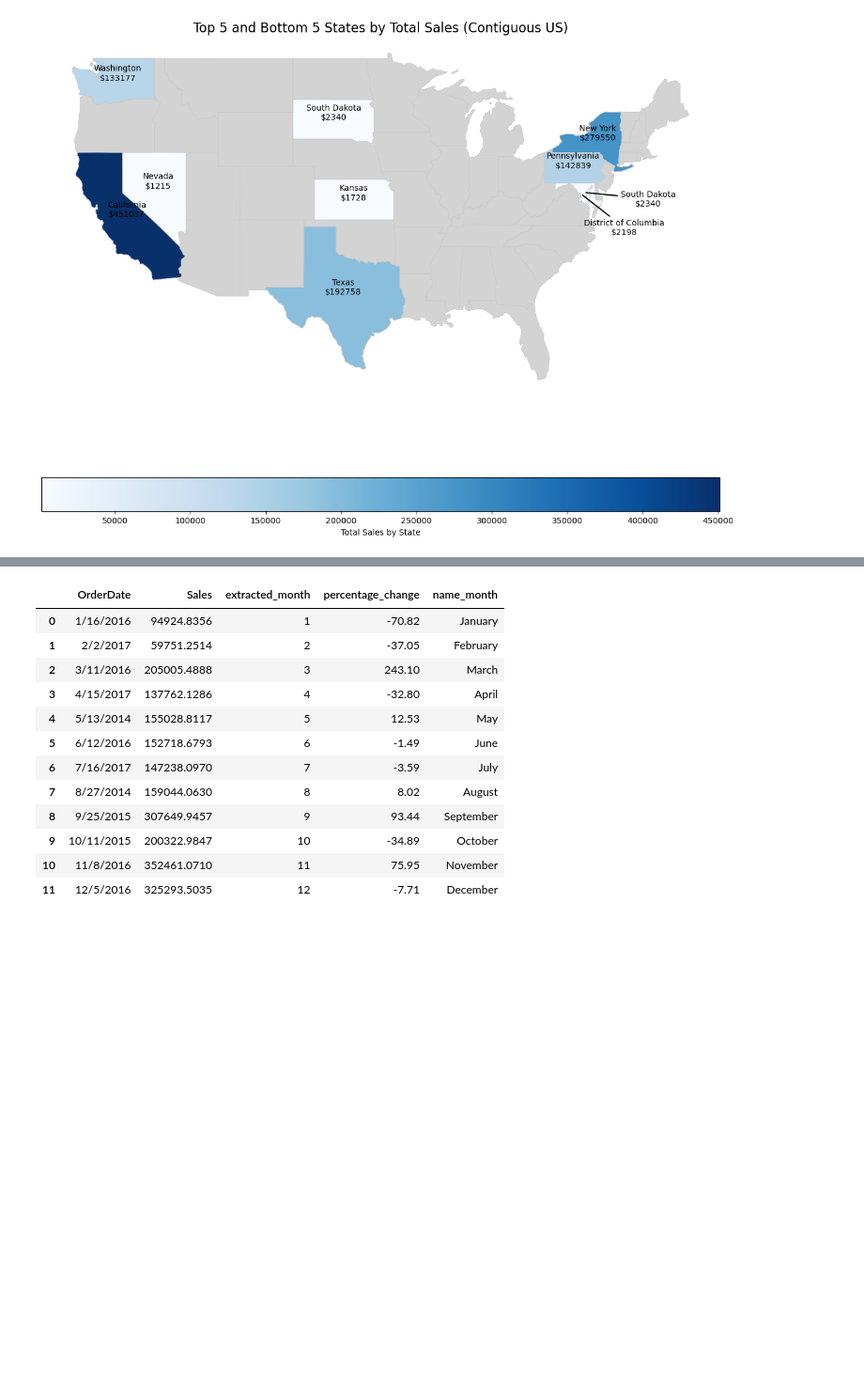
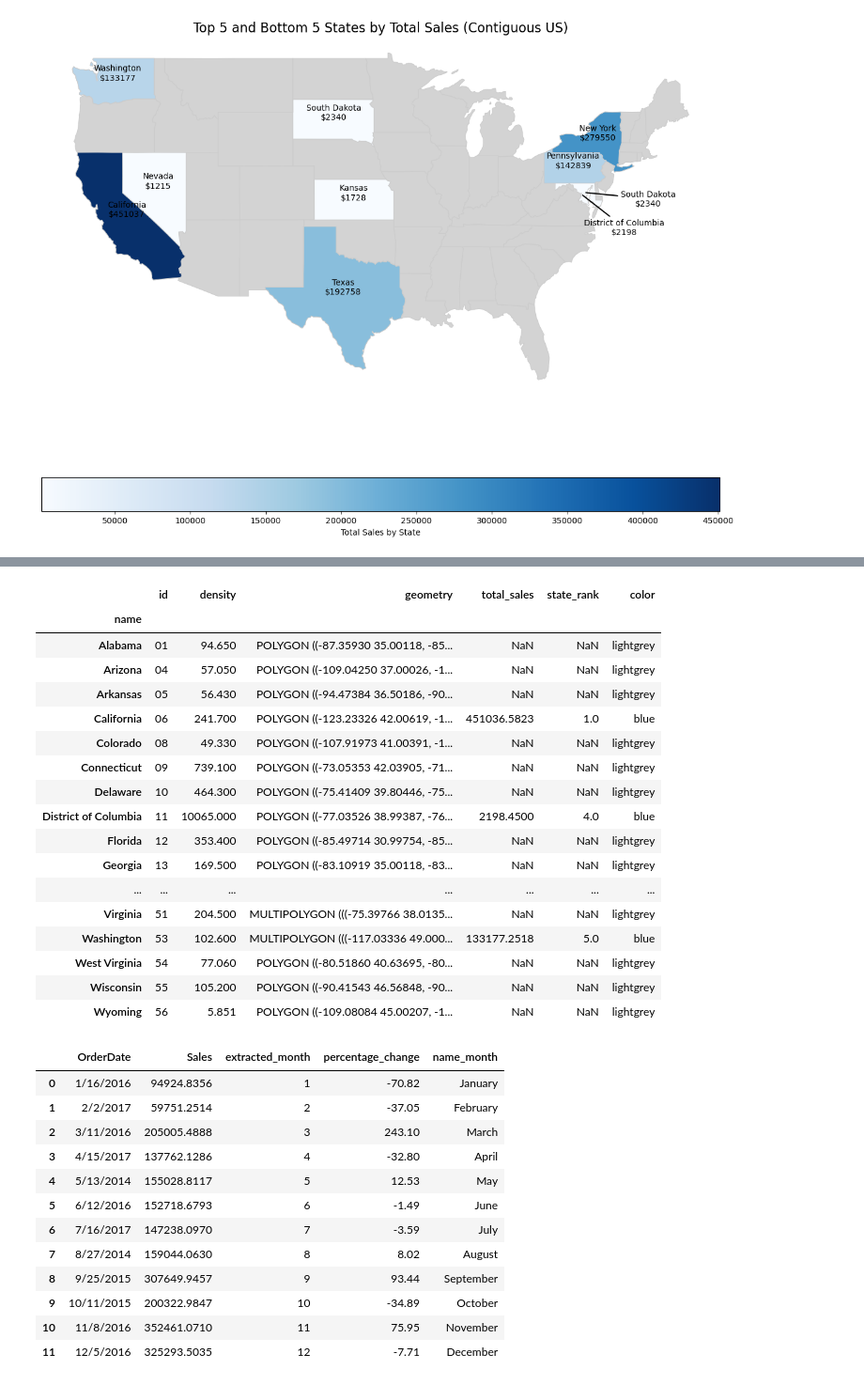
Before and after one commit to Rojhak/BI_analysis, a Jupyter notebook: eda_superstore.ipynb, the cells around one changed output, grey strips where cells are left out. Shown at 94% size. Saved outputs shown, nothing was run; the diff lists cells and outputs as text; code cells hidden in the pictures; blank space fills up the shorter version.

```diff
--- a/eda_superstore.ipynb
+++ b/eda_superstore.ipynb
@@ -269,3 +288,24 @@ AttributeError: 'Series' object has no attribute 'set_index'
+# %%
+merged
+# %% [output]
+|  | id | density | geometry | total_sales | state_rank | color |
+| name |  |  |  |  |  |  |
+| Alabama | 01 | 94.650 | POLYGON ((-87.35930 35.00118, -85... | NaN | NaN | lightgrey |
+| Arizona | 04 | 57.050 | POLYGON ((-109.04250 37.00026, -1... | NaN | NaN | lightgrey |
+| Arkansas | 05 | 56.430 | POLYGON ((-94.47384 36.50186, -90... | NaN | NaN | lightgrey |
+| California | 06 | 241.700 | POLYGON ((-123.23326 42.00619, -1... | 451036.5823 | 1.0 | blue |
+| Colorado | 08 | 49.330 | POLYGON ((-107.91973 41.00391, -1... | NaN | NaN | lightgrey |
+| Connecticut | 09 | 739.100 | POLYGON ((-73.05353 42.03905, -71... | NaN | NaN | lightgrey |
+| Delaware | 10 | 464.300 | POLYGON ((-75.41409 39.80446, -75... | NaN | NaN | lightgrey |
+| District of Columbia | 11 | 10065.000 | POLYGON ((-77.03526 38.99387, -76... | 2198.4500 | 4.0 | blue |
+| Florida | 12 | 353.400 | POLYGON ((-85.49714 30.99754, -85... | NaN | NaN | lightgrey |
+| Georgia | 13 | 169.500 | POLYGON ((-83.10919 35.00118, -83... | NaN | NaN | lightgrey |
+| ... | ... | ... | ... | ... | ... | ... |
+| Virginia | 51 | 204.500 | MULTIPOLYGON (((-75.39766 38.0135... | NaN | NaN | lightgrey |
+| Washington | 53 | 102.600 | MULTIPOLYGON (((-117.03336 49.000... | 133177.2518 | 5.0 | blue |
+| West Virginia | 54 | 77.060 | POLYGON ((-80.51860 40.63695, -80... | NaN | NaN | lightgrey |
+| Wisconsin | 55 | 105.200 | POLYGON ((-90.41543 46.56848, -90... | NaN | NaN | lightgrey |
+| Wyoming | 56 | 5.851 | POLYGON ((-109.08084 45.00207, -1... | NaN | NaN | lightgrey |
 # %%
 customer_growth = """
 WITH cte AS (
```
Also changed, not shown: parts of 2 cells of this notebook.
